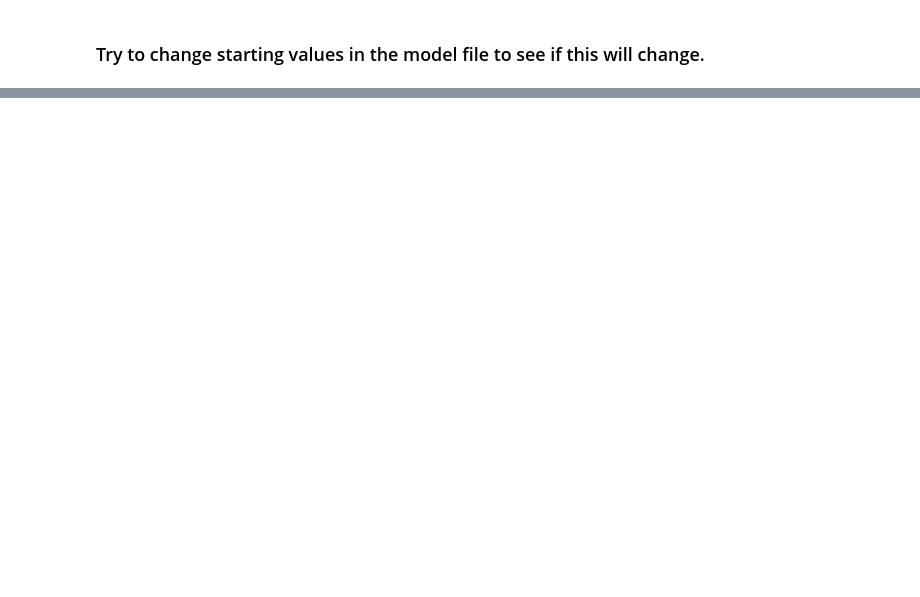
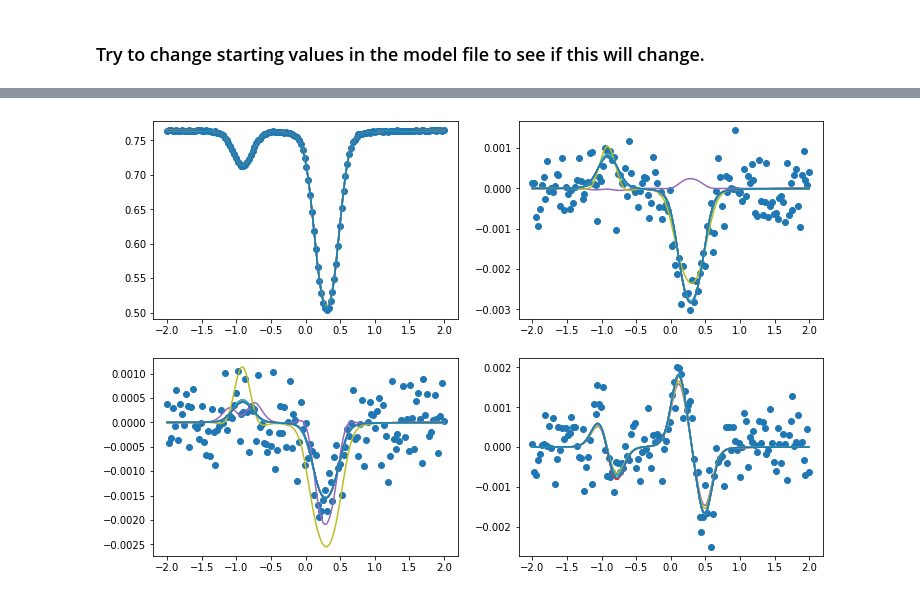
Before and after one commit to ivanzmilic/dkist_workshop_5, a Jupyter notebook: test_inversion.ipynb, the cells around one changed output, grey strips where cells are left out. Drawn from its saved outputs; the diff is of its cells as text; code cells hidden in the pictures; blank space fills up the shorter version.

```diff
--- a/test_inversion.ipynb
+++ b/test_inversion.ipynb
@@ -575,0 +652,4 @@ plt.show()
+# %%
+result = h5py.File('output_onepixel.h5','r')
+fit = np.copy(result['spec1']['stokes'])
+fit.shape
@@ -575,0 +671,25 @@ plt.show()
+# %%
+# Second index stands for the number of randomizations! Now let's plot all 5 and compare with the "observations":
+nrand = 10
+fit = fit.reshape(nrand,4,150)
+
+
+plt.figure(figsize=[12,8])
+plt.subplot(221)
+plt.plot(ll-10830,stokes[0,:],'o')
+for i in range(0,nrand):
+    plt.plot(ll-10830,fit[i,0,:])
+plt.subplot(222)
+plt.plot(ll-10830,stokes[1,:],'o')
+for i in range(0,nrand):
+    plt.plot(ll-10830,fit[i,1,:])
+plt.subplot(223)
+plt.plot(ll-10830,stokes[2,:],'o')
+for i in range(0,nrand):
+    plt.plot(ll-10830,fit[i,2,:])
+plt.subplot(224)
+plt.plot(ll-10830,stokes[3,:],'o')
+for i in range(0,nrand):
+    plt.plot(ll-10830,fit[i,3,:])
+# %% [output]
+[figure, added]
```
Also changed, not shown: parts of 27 cells of this notebook, 2 other files.
